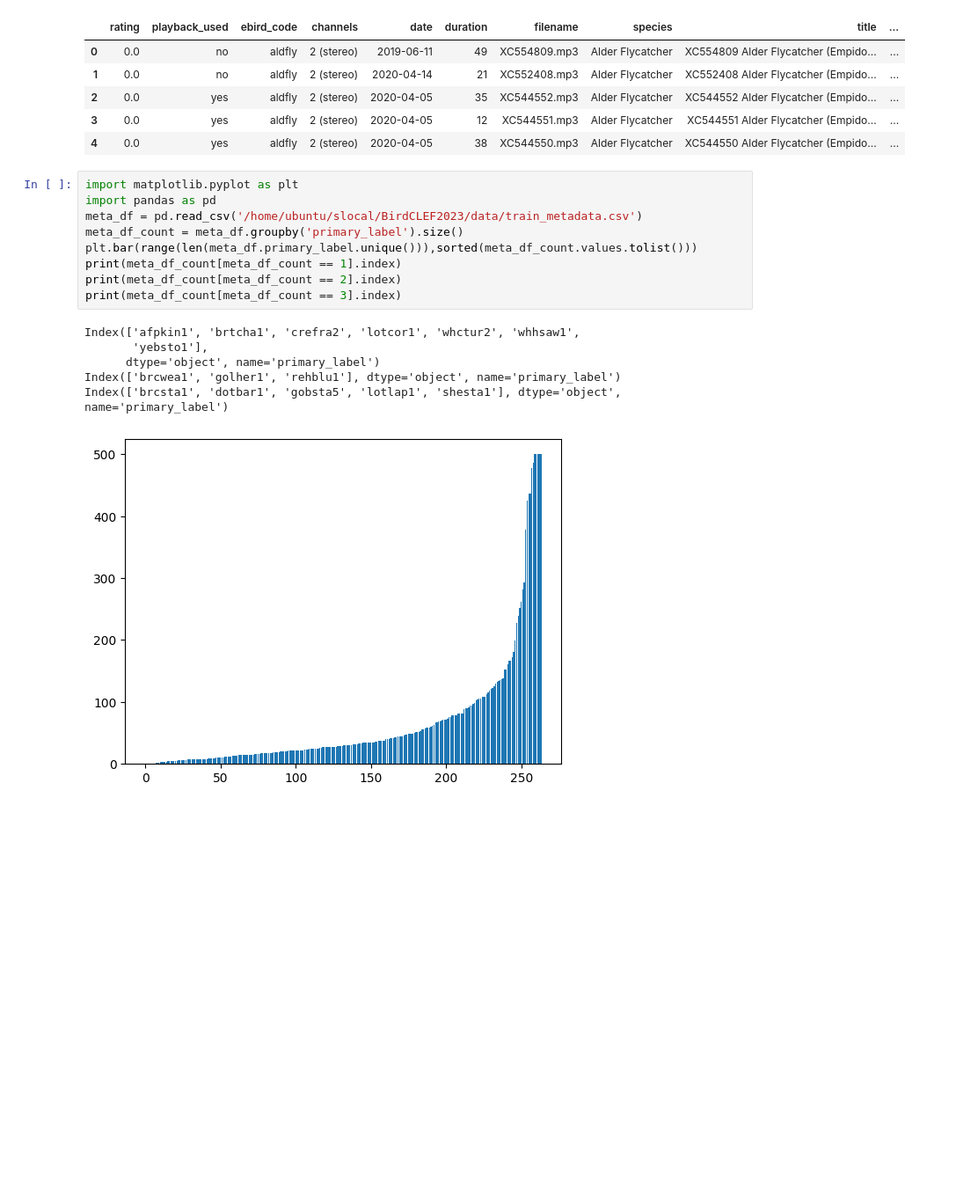
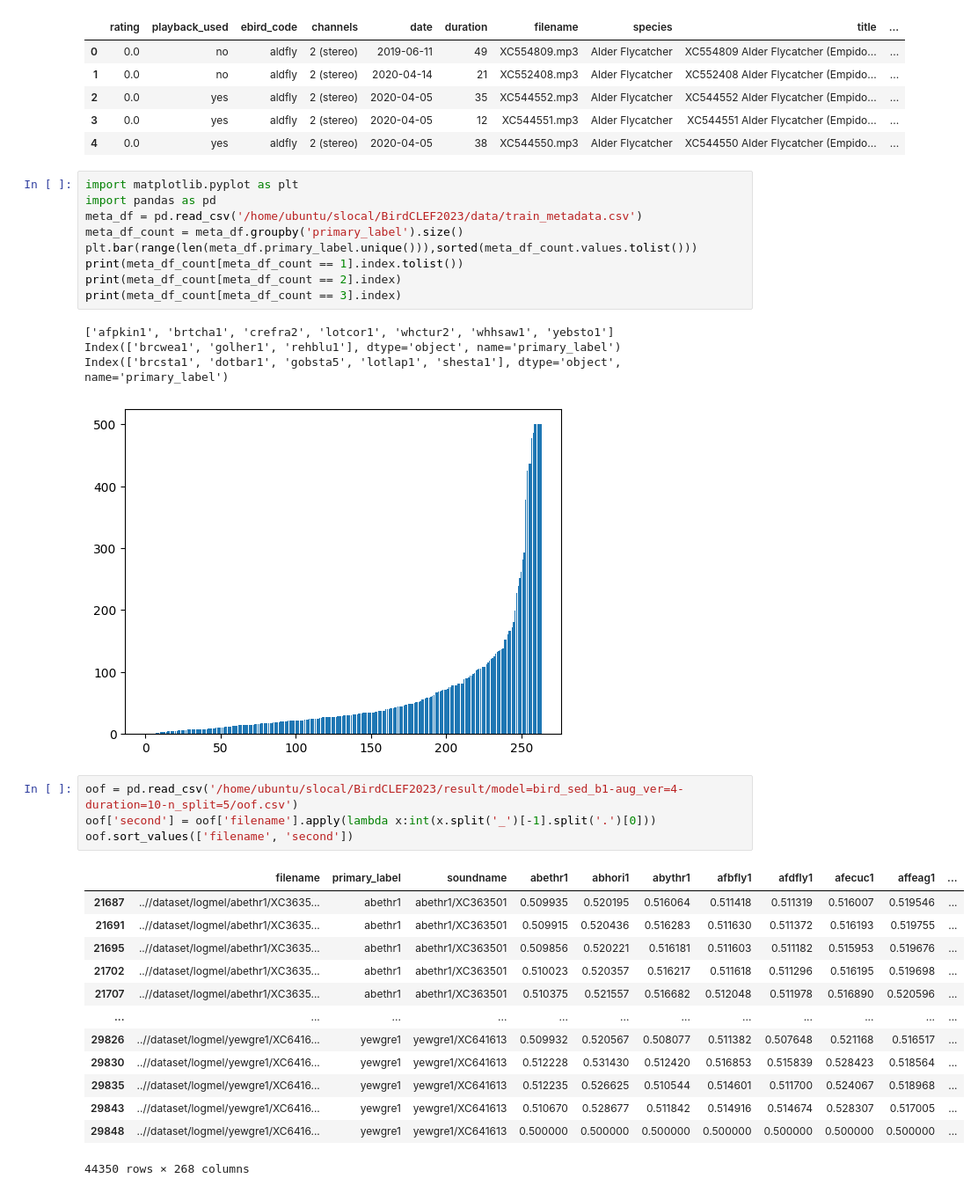
Before and after one commit to YutoShibata07/BirdCLEF2023, a Jupyter notebook: src/utils/EDA.ipynb, the cells around one changed output. Shown at 88% size. Drawn from its saved outputs; the diff is of its cells as text; blank space fills up the shorter version.

```diff
--- a/src/utils/EDA.ipynb
+++ b/src/utils/EDA.ipynb
@@ -429,13 +429,29 @@ import pandas as pd
 meta_df = pd.read_csv('/home/ubuntu/slocal/BirdCLEF2023/data/train_metadata.csv')
 meta_df_count = meta_df.groupby('primary_label').size()
 plt.bar(range(len(meta_df.primary_label.unique())),sorted(meta_df_count.values.tolist()))
-print(meta_df_count[meta_df_count == 1].index)
+print(meta_df_count[meta_df_count == 1].index.tolist())
 print(meta_df_count[meta_df_count == 2].index)
 print(meta_df_count[meta_df_count == 3].index)
 # %% [output]
-Index(['afpkin1', 'brtcha1', 'crefra2', 'lotcor1', 'whctur2', 'whhsaw1',
-       'yebsto1'],
-      dtype='object', name='primary_label')
+['afpkin1', 'brtcha1', 'crefra2', 'lotcor1', 'whctur2', 'whhsaw1', 'yebsto1']
 Index(['brcwea1', 'golher1', 'rehblu1'], dtype='object', name='primary_label')
 Index(['brcsta1', 'dotbar1', 'gobsta5', 'lotlap1', 'shesta1'], dtype='object', name='primary_label')
 [figure]
+# %%
+oof = pd.read_csv('/home/ubuntu/slocal/BirdCLEF2023/result/model=bird_sed_b1-aug_ver=4-duration=10-n_split=5/oof.csv')
+oof['second'] = oof['filename'].apply(lambda x:int(x.split('_')[-1].split('.')[0]))
+oof.sort_values(['filename', 'second'])
+# %% [output]
+|  | filename | primary_label | soundname | abethr1 | abhori1 | abythr1 | afbfly1 | afdfly1 | afecuc1 | affeag1 | ... |
+| 21687 | ..//dataset/logmel/abethr1/XC3635... | abethr1 | abethr1/XC363501 | 0.509935 | 0.520195 | 0.516064 | 0.511418 | 0.511319 | 0.516007 | 0.519546 | ... |
+| 21691 | ..//dataset/logmel/abethr1/XC3635... | abethr1 | abethr1/XC363501 | 0.509915 | 0.520436 | 0.516283 | 0.511630 | 0.511372 | 0.516193 | 0.519755 | ... |
+| 21695 | ..//dataset/logmel/abethr1/XC3635... | abethr1 | abethr1/XC363501 | 0.509856 | 0.520221 | 0.516181 | 0.511603 | 0.511182 | 0.515953 | 0.519676 | ... |
+| 21702 | ..//dataset/logmel/abethr1/XC3635... | abethr1 | abethr1/XC363501 | 0.510023 | 0.520357 | 0.516217 | 0.511618 | 0.511296 | 0.516195 | 0.519698 | ... |
+| 21707 | ..//dataset/logmel/abethr1/XC3635... | abethr1 | abethr1/XC363501 | 0.510375 | 0.521557 | 0.516682 | 0.512048 | 0.511978 | 0.516890 | 0.520596 | ... |
+| ... | ... | ... | ... | ... | ... | ... | ... | ... | ... | ... | ... |
+| 29826 | ..//dataset/logmel/yewgre1/XC6416... | yewgre1 | yewgre1/XC641613 | 0.509932 | 0.520567 | 0.508077 | 0.511382 | 0.507648 | 0.521168 | 0.516517 | ... |
+| 29830 | ..//dataset/logmel/yewgre1/XC6416... | yewgre1 | yewgre1/XC641613 | 0.512228 | 0.531430 | 0.512420 | 0.516853 | 0.515839 | 0.528423 | 0.518564 | ... |
+| 29835 | ..//dataset/logmel/yewgre1/XC6416... | yewgre1 | yewgre1/XC641613 | 0.512235 | 0.526625 | 0.510544 | 0.514601 | 0.511700 | 0.524067 | 0.518968 | ... |
+| 29843 | ..//dataset/logmel/yewgre1/XC6416... | yewgre1 | yewgre1/XC641613 | 0.510670 | 0.528677 | 0.511842 | 0.514916 | 0.514674 | 0.528307 | 0.517005 | ... |
+| 29848 | ..//dataset/logmel/yewgre1/XC6416... | yewgre1 | yewgre1/XC641613 | 0.500000 | 0.500000 | 0.500000 | 0.500000 | 0.500000 | 0.500000 | 0.500000 | ... |
+44350 rows × 268 columns
```
